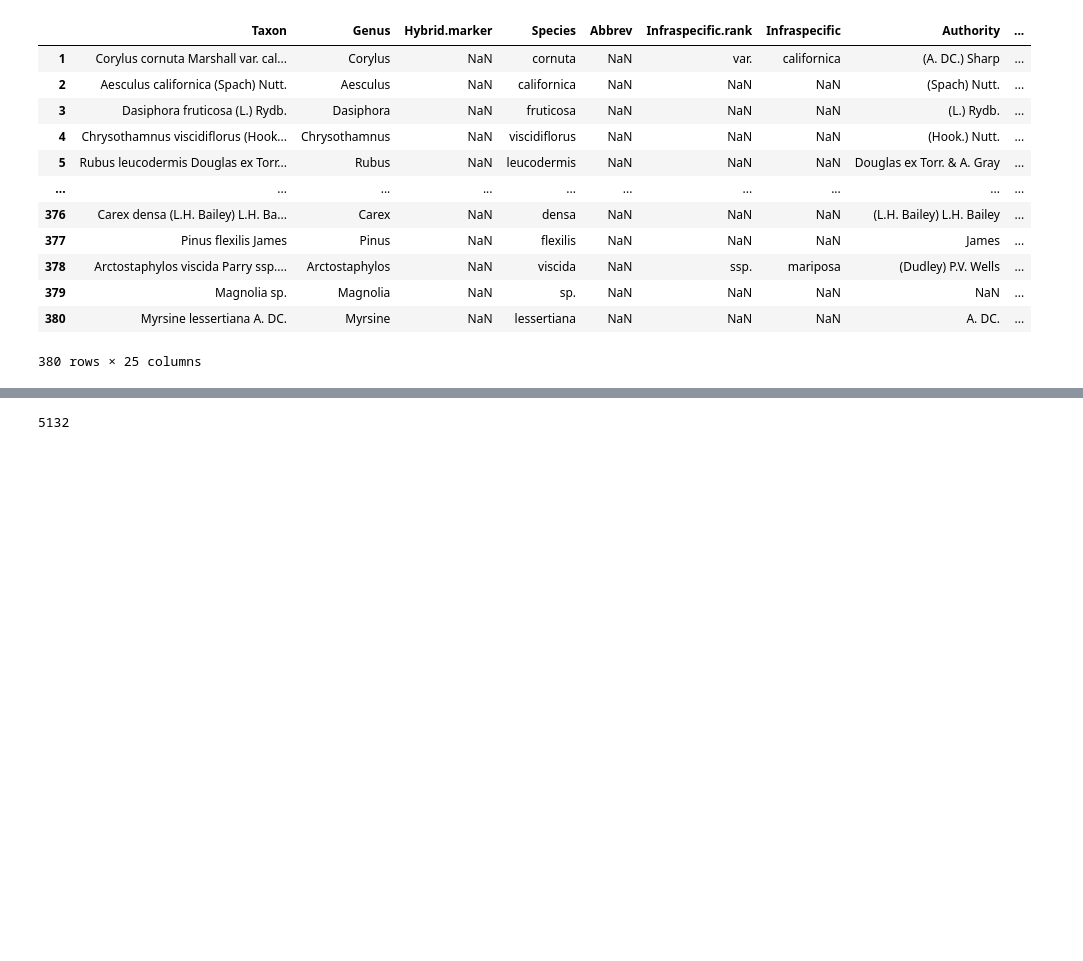
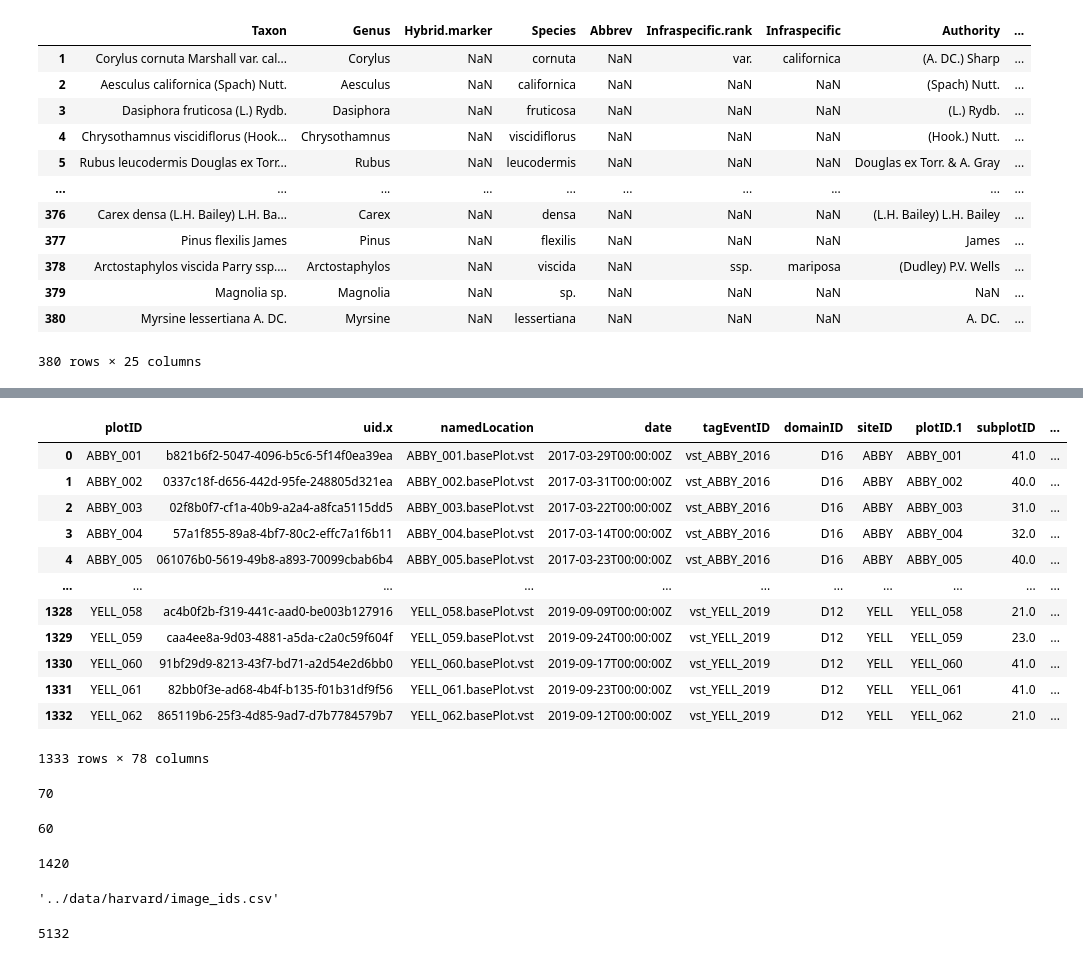
Before and after one commit to ArianeMora/remseno, a Jupyter notebook: notebooks/HarvardTrees.ipynb, the cells around one changed output, grey strips where cells are left out. Cells and saved outputs as stored; diff of their text form; code cells hidden in the pictures; blank space fills up the shorter version.

```diff
--- a/notebooks/HarvardTrees.ipynb
+++ b/notebooks/HarvardTrees.ipynb
@@ -320,0 +332,33 @@ Now you have:   1333
+# %%
+df['image_ids'] = image_ids
+df
+# %% [output]
+|  | plotID | uid.x | namedLocation | date | tagEventID | domainID | siteID | plotID.1 | subplotID | ... |
+| 0 | ABBY_001 | b821b6f2-5047-4096-b5c6-5f14f0ea39ea | ABBY_001.basePlot.vst | 2017-03-29T00:00:00Z | vst_ABBY_2016 | D16 | ABBY | ABBY_001 | 41.0 | ... |
+| 1 | ABBY_002 | 0337c18f-d656-442d-95fe-248805d321ea | ABBY_002.basePlot.vst | 2017-03-31T00:00:00Z | vst_ABBY_2016 | D16 | ABBY | ABBY_002 | 40.0 | ... |
+| 2 | ABBY_003 | 02f8b0f7-cf1a-40b9-a2a4-a8fca5115dd5 | ABBY_003.basePlot.vst | 2017-03-22T00:00:00Z | vst_ABBY_2016 | D16 | ABBY | ABBY_003 | 31.0 | ... |
+| 3 | ABBY_004 | 57a1f855-89a8-4bf7-80c2-effc7a1f6b11 | ABBY_004.basePlot.vst | 2017-03-14T00:00:00Z | vst_ABBY_2016 | D16 | ABBY | ABBY_004 | 32.0 | ... |
+| 4 | ABBY_005 | 061076b0-5619-49b8-a893-70099cbab6b4 | ABBY_005.basePlot.vst | 2017-03-23T00:00:00Z | vst_ABBY_2016 | D16 | ABBY | ABBY_005 | 40.0 | ... |
+| ... | ... | ... | ... | ... | ... | ... | ... | ... | ... | ... |
+| 1328 | YELL_058 | ac4b0f2b-f319-441c-aad0-be003b127916 | YELL_058.basePlot.vst | 2019-09-09T00:00:00Z | vst_YELL_2019 | D12 | YELL | YELL_058 | 21.0 | ... |
+| 1329 | YELL_059 | caa4ee8a-9d03-4881-a5da-c2a0c59f604f | YELL_059.basePlot.vst | 2019-09-24T00:00:00Z | vst_YELL_2019 | D12 | YELL | YELL_059 | 23.0 | ... |
+| 1330 | YELL_060 | 91bf29d9-8213-43f7-bd71-a2d54e2d6bb0 | YELL_060.basePlot.vst | 2019-09-17T00:00:00Z | vst_YELL_2019 | D12 | YELL | YELL_060 | 41.0 | ... |
+| 1331 | YELL_061 | 82bb0f3e-ad68-4b4f-b135-f01b31df9f56 | YELL_061.basePlot.vst | 2019-09-23T00:00:00Z | vst_YELL_2019 | D12 | YELL | YELL_061 | 41.0 | ... |
+| 1332 | YELL_062 | 865119b6-25f3-4d85-9ad7-d7b7784579b7 | YELL_062.basePlot.vst | 2019-09-12T00:00:00Z | vst_YELL_2019 | D12 | YELL | YELL_062 | 21.0 | ... |
+1333 rows × 78 columns
+# %%
+len(set(df['image_ids']))
+# %% [output]
+70
+# %%
+len(set(df['image_ids'])&set(t_df['image_ids']))
+# %% [output]
+60
+# %%
+len(set(t_df['image_ids']))
+# %% [output]
+1420
+# %%
+f'{data_dir}image_ids.csv'
+# %% [output]
+'../data/harvard/image_ids.csv'
```
Also changed, not shown: parts of 17 cells of this notebook.
